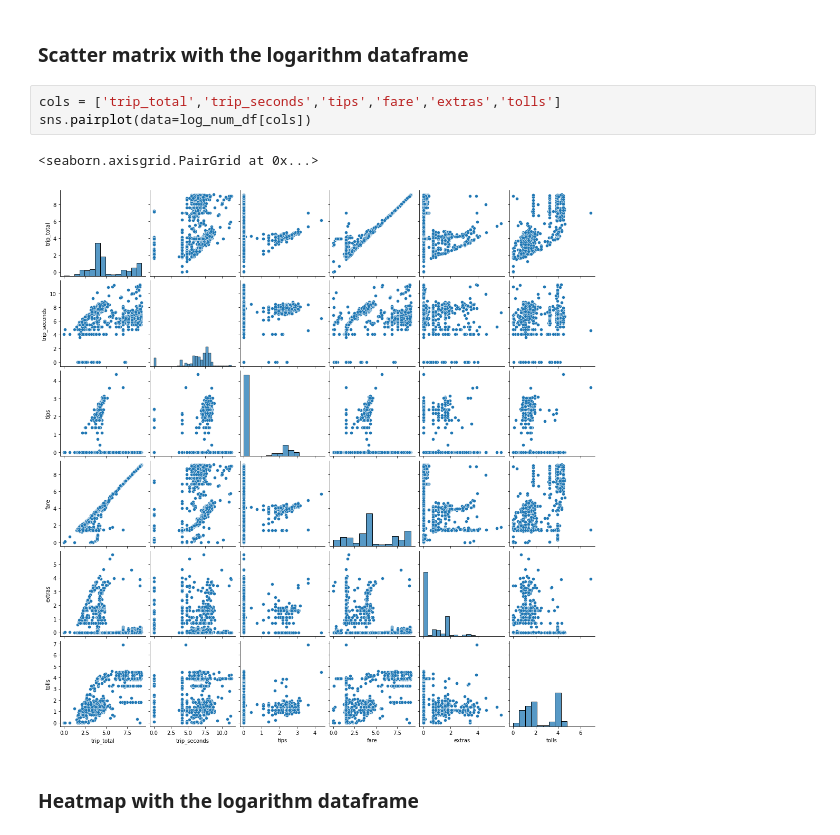
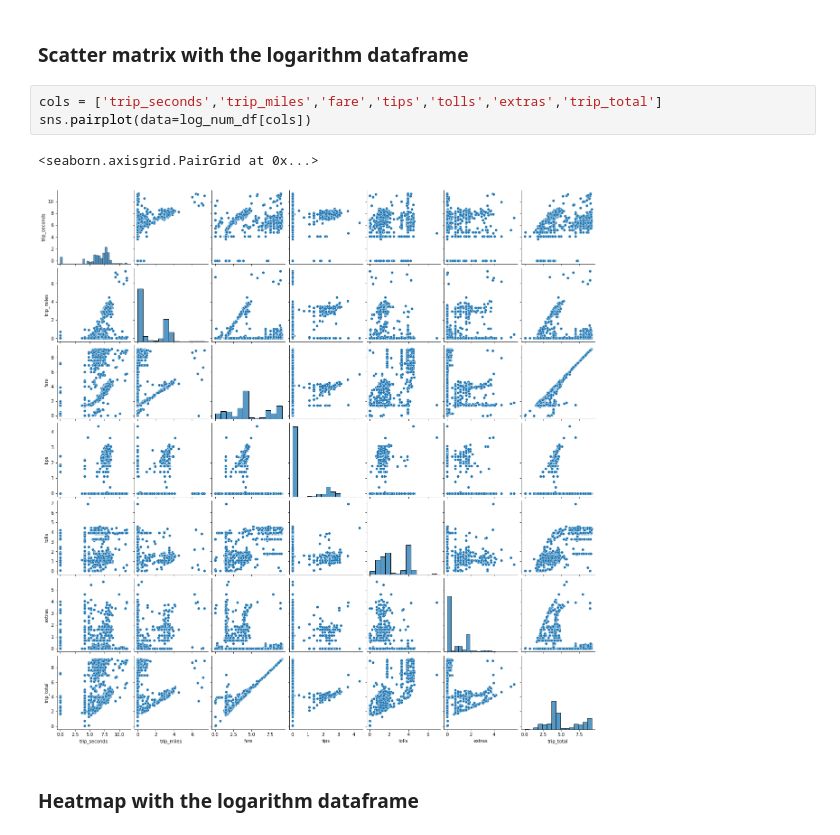
Before and after one commit to Rgalindo85/ESEIT_BigData, a Jupyter notebook: notebooks/1.1.ctovar_Exploring_Data.ipynb, the cells around one changed output. Drawn from its saved outputs; the diff is of its cells as text.

```diff
--- a/notebooks/1.1.ctovar_Exploring_Data.ipynb
+++ b/notebooks/1.1.ctovar_Exploring_Data.ipynb
@@ -821,11 +821,11 @@ memory usage: 55.8 KB
 # %% [markdown]
 ### Scatter matrix with the logarithm dataframe
 # %%
-cols = ['trip_total','trip_seconds','tips','fare','extras','tolls']
+cols = ['trip_seconds','trip_miles','fare','tips','tolls','extras','trip_total']
 sns.pairplot(data=log_num_df[cols])
 # %% [output]
 <seaborn.axisgrid.PairGrid at 0x...>
-[figure, old version]
+[figure, new version]
 # %% [markdown]
 ### Heatmap with the logarithm dataframe
 # %%
```
Also changed, not shown: parts of 17 cells of this notebook.
